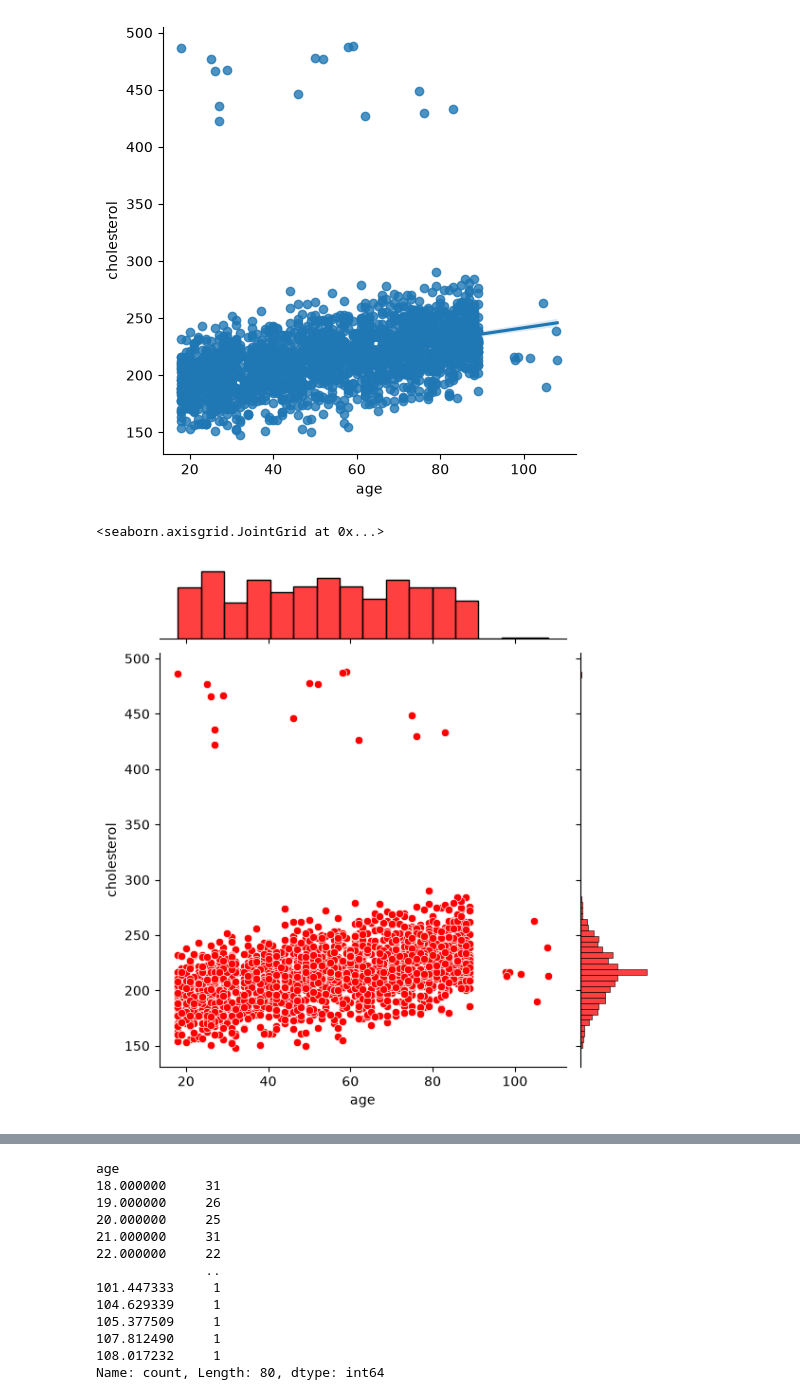
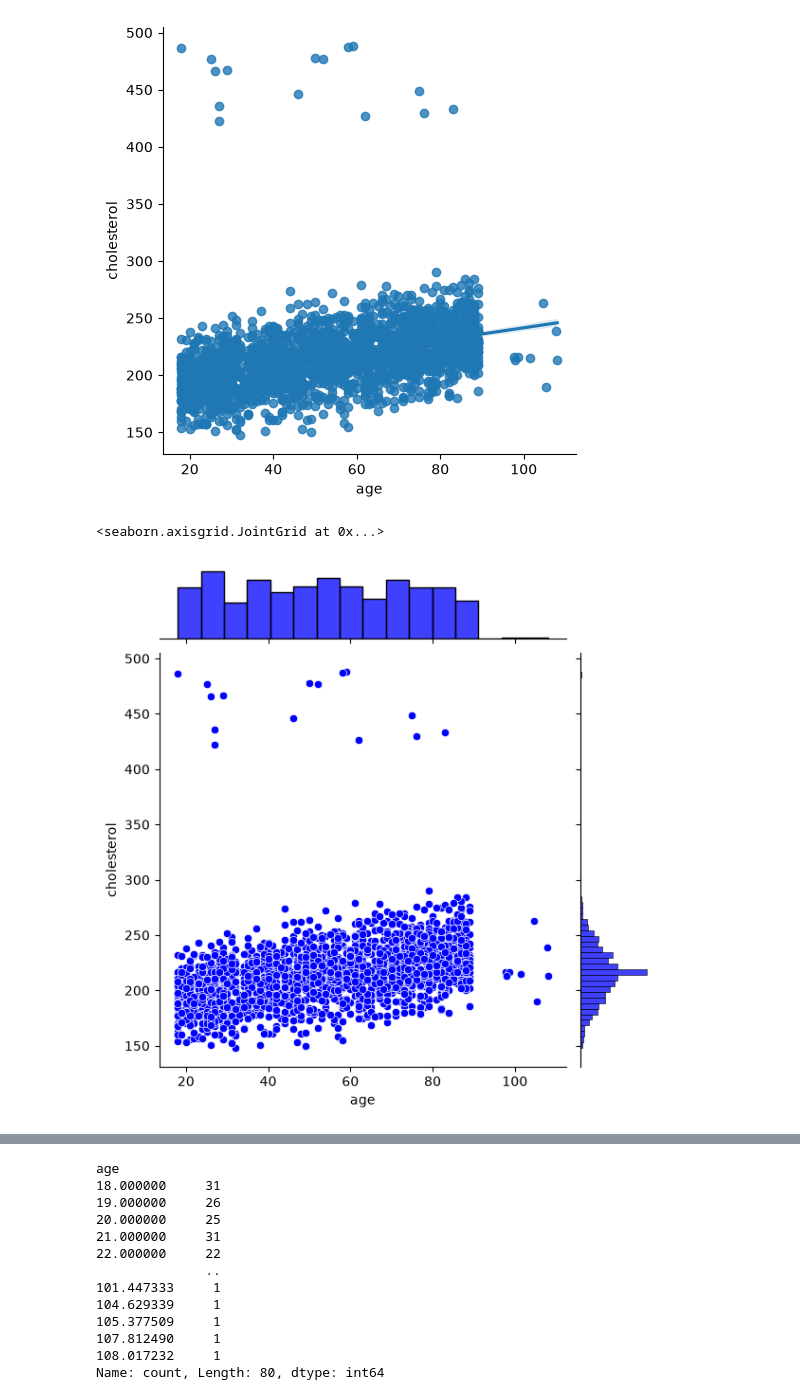
Before and after one commit to laxmanclinilaunch-hub/python-10-11am-, a Jupyter notebook: 2.EDA/EDA_project.ipynb, the cells around one changed output, grey strips where cells are left out. Drawn from its saved outputs; the diff is of its cells as text; code cells hidden in the pictures.

```diff
--- a/2.EDA/EDA_project.ipynb
+++ b/2.EDA/EDA_project.ipynb
@@ -920,10 +878,10 @@ sns.lmplot(x="age",y="cholesterol",data=df)
 <seaborn.axisgrid.FacetGrid at 0x...>
 [figure]
 # %%
-sns.jointplot(x=df["age"],y=df["cholesterol"],color="red")
+sns.jointplot(x=df["age"],y=df["cholesterol"],color="blue")
 # %% [output]
 <seaborn.axisgrid.JointGrid at 0x...>
-[figure, old version]
+[figure, new version]
 # %%
 df.head(1)
 # %% [output]
```
Also changed, not shown: parts of 25 cells of this notebook, 1 other file.
